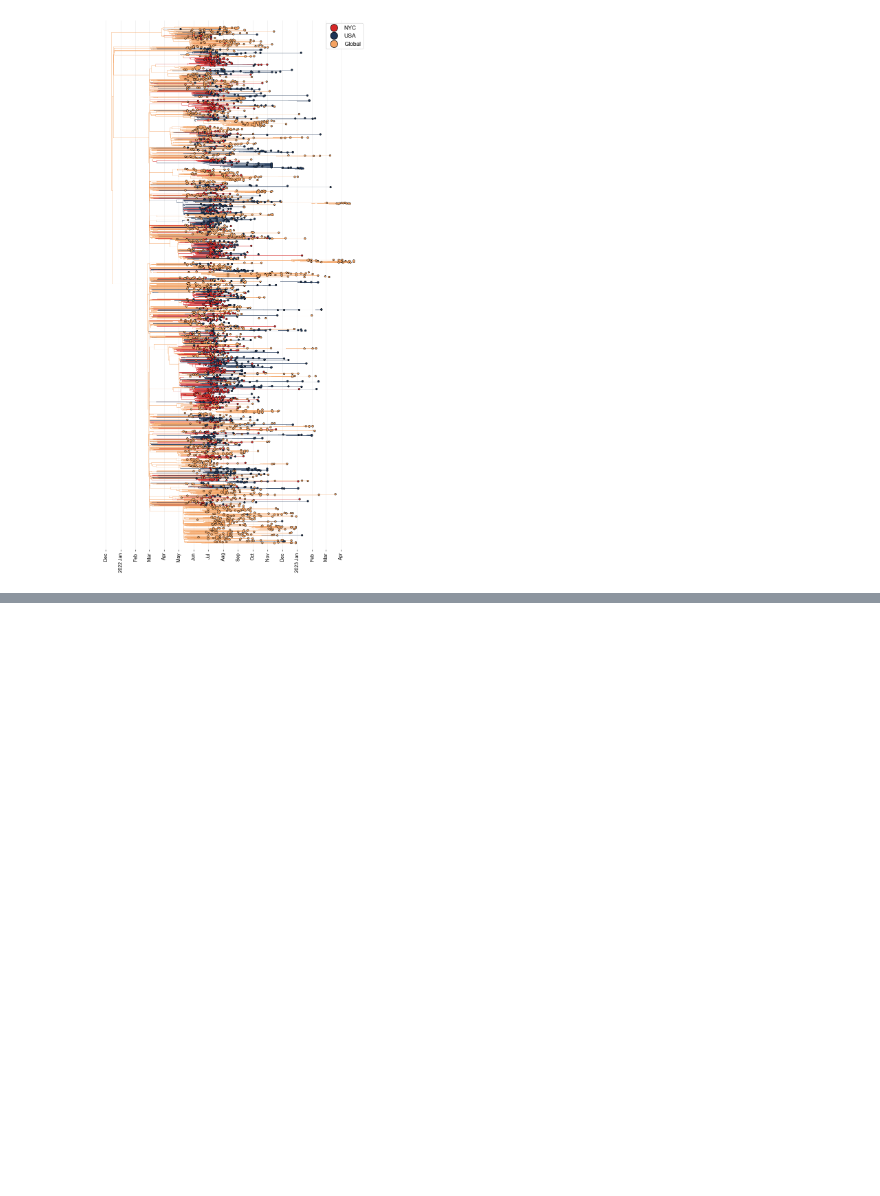
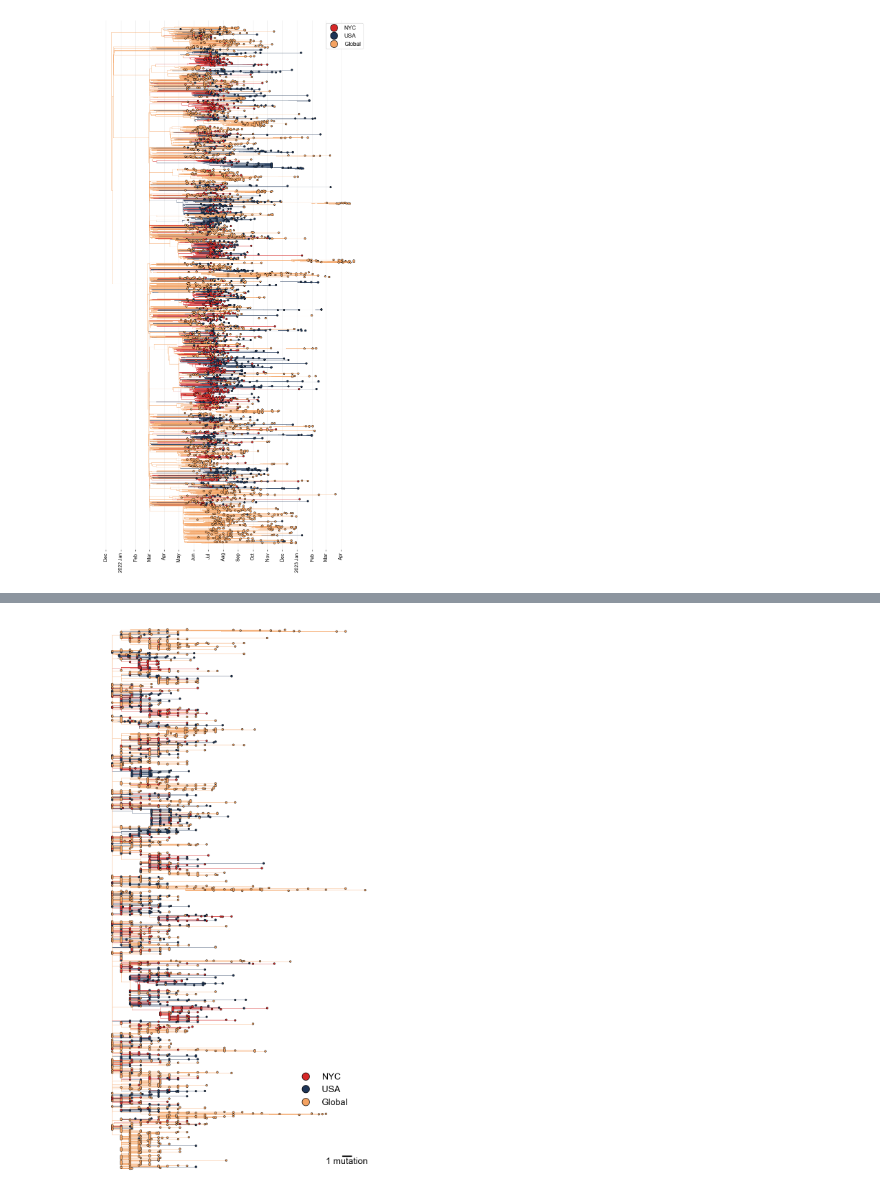
Before and after one commit to pekarj/nyc_mpox_phylogeography, a Jupyter notebook: analysis/notebooks/phylogeography.ipynb, the cells around one changed output, grey strips where cells are left out. Saved outputs shown, nothing was run; the diff lists cells and outputs as text; code cells hidden in the pictures; blank space fills up the shorter version.

```diff
--- a/analysis/notebooks/phylogeography.ipynb
+++ b/analysis/notebooks/phylogeography.ipynb
@@ -246,9 +248,8 @@ cset = {"NYC" : cmap[0],
 
 c_func = lambda k: cset.get( k.traits['loc.states'], "k" )
 
-mcc_sep_tree_path = '../phylogenetics/global_B.1.empirical.dta.mcc.tree'
-treeFile = mcc_sep_tree_path
-ll=bt.loadNexus(treeFile) ## treeFile here can alternatively be a path to a local file
+tt_tree_path = '../phylogenetics/global_B.1.empirical.dta.mcc.tree'
+ll=bt.loadNexus(tt_tree_path)
 ll.treeStats() ## report stats about tree
 
 fig,ax = plt.subplots(figsize=(10,20),facecolor='w')
@@ -295,0 +334,45 @@ Numbers of objects in tree: 8087 (4043 nodes and 4044 leaves)
+# %%
+fontprops = fm.FontProperties(size=18)
+
+ll = bt.loadNewick(mt_tree_phylogeo_path)
+
+cmap = ['#d62828', '#1d3557', '#f4a261', '#2a9d8f']
+cset = {"NYC" : cmap[0],
+        "USA" : cmap[1],
+        "nonUSA" : cmap[2]}
+
+c_func = lambda k: cset.get( k.traits['loc.states'], "k" )
+
+fig,ax = plt.subplots(figsize=(10,20),facecolor='w')
+
+ll.plotTree(ax,colour=c_func, width=0.5, zorder=10) ## tree
+ll.plotPoints(ax,colour=c_func,size=10, zorder=100) ## tips
+
+ax.set_xticks([])
+ax.set_yticks([])
+ax.set_yticklabels([])
+ax.set_ylim(-50,ll.ySpan+50)
+
+# remove spines
+[ax.spines[loc].set_visible(False) for loc in ax.spines]
+
+custom_legend = [
+                Line2D([0], [0], marker='o', color='w', label='NYC', markerfacecolor=cset.get('NYC'), markeredgecolor="#000000", markersize=15),
+                Line2D([0], [0], marker='o', color='w', label='USA', markerfacecolor=cset.get('USA'), markeredgecolor="#000000", markersize=15),
+                Line2D([0], [0], marker='o', color='w', label='Global', markerfacecolor=cset.get('nonUSA'), markeredgecolor="#000000", markersize=15)
+                ]
+ax.legend(handles = custom_legend, bbox_to_anchor=(0.8, 0.2), loc='upper center', fontsize=fontprops.get_size(), frameon=False)
+
+scalebar = AnchoredSizeBar(ax.transData,
+                           1/197292, '1 mutation',
+                           loc='lower right',
+                           pad=1,
+                           color='black',
+                           frameon=False,
+                           size_vertical=5,
+                           fontproperties=fontprops)
+ax.add_artist(scalebar)
+
+plt.show()
+# %% [output]
+[figure, added]
```
Also changed, not shown: parts of 4 cells of this notebook, 14 other files.
